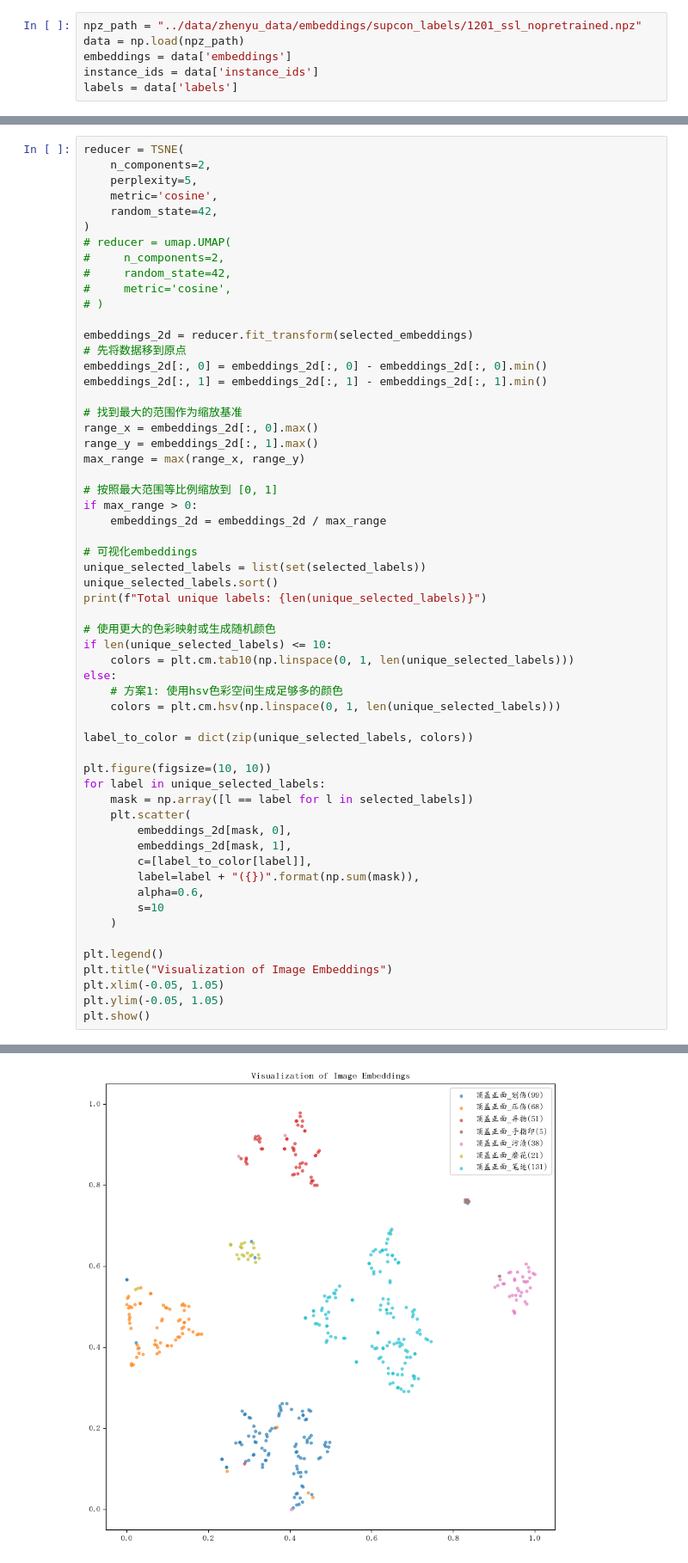
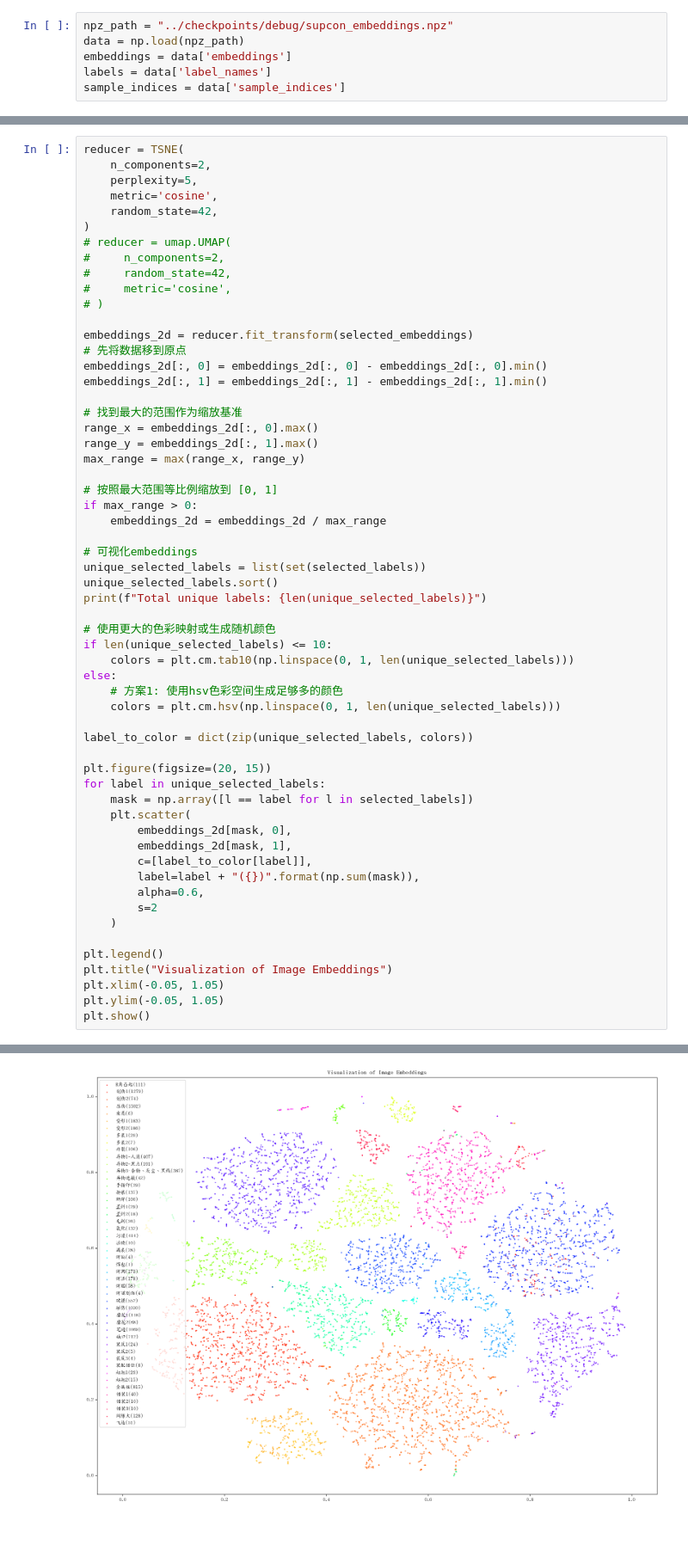
Before and after one commit to smile-care/EmbeddingModel, a Jupyter notebook: scripts/show_embeddings copy.ipynb, the cells around one changed output, grey strips where cells are left out. Shown at 86% size. Drawn from its saved outputs; the diff is of its cells as text; blank space fills up the shorter version.

```diff
--- a/scripts/show_embeddings copy.ipynb
+++ b/scripts/show_embeddings copy.ipynb
@@ -22,8 +22,8 @@ from sklearn.metrics.pairwise import cosine_similarity
 import matplotlib
 matplotlib.rc("font",family='AR PL UKai CN')
 # %%
-npz_path = "../data/zhenyu_data/embeddings/supcon_labels/1201_ssl_nopretrained.npz"
+npz_path = "../checkpoints/debug/supcon_embeddings.npz"
 data = np.load(npz_path)
 embeddings = data['embeddings']
-instance_ids = data['instance_ids']
-labels = data['labels']
+labels = data['label_names']
+sample_indices = data['sample_indices']
@@ -92,7 +104,7 @@ else:
 
 label_to_color = dict(zip(unique_selected_labels, colors))
 
-plt.figure(figsize=(10, 10))
+plt.figure(figsize=(20, 15))
 for label in unique_selected_labels:
     mask = np.array([l == label for l in selected_labels])
     plt.scatter(
@@ -101,7 +113,7 @@ for label in unique_selected_labels:
         c=[label_to_color[label]],
         label=label + "({})".format(np.sum(mask)),
         alpha=0.6,
-        s=10
+        s=2
     )
 
 plt.legend()
@@ -114 +126 @@ Total unique labels: 7
-[figure, old version]
+[figure, new version]
```
Also changed, not shown: parts of 6 cells of this notebook, 42 other files.
